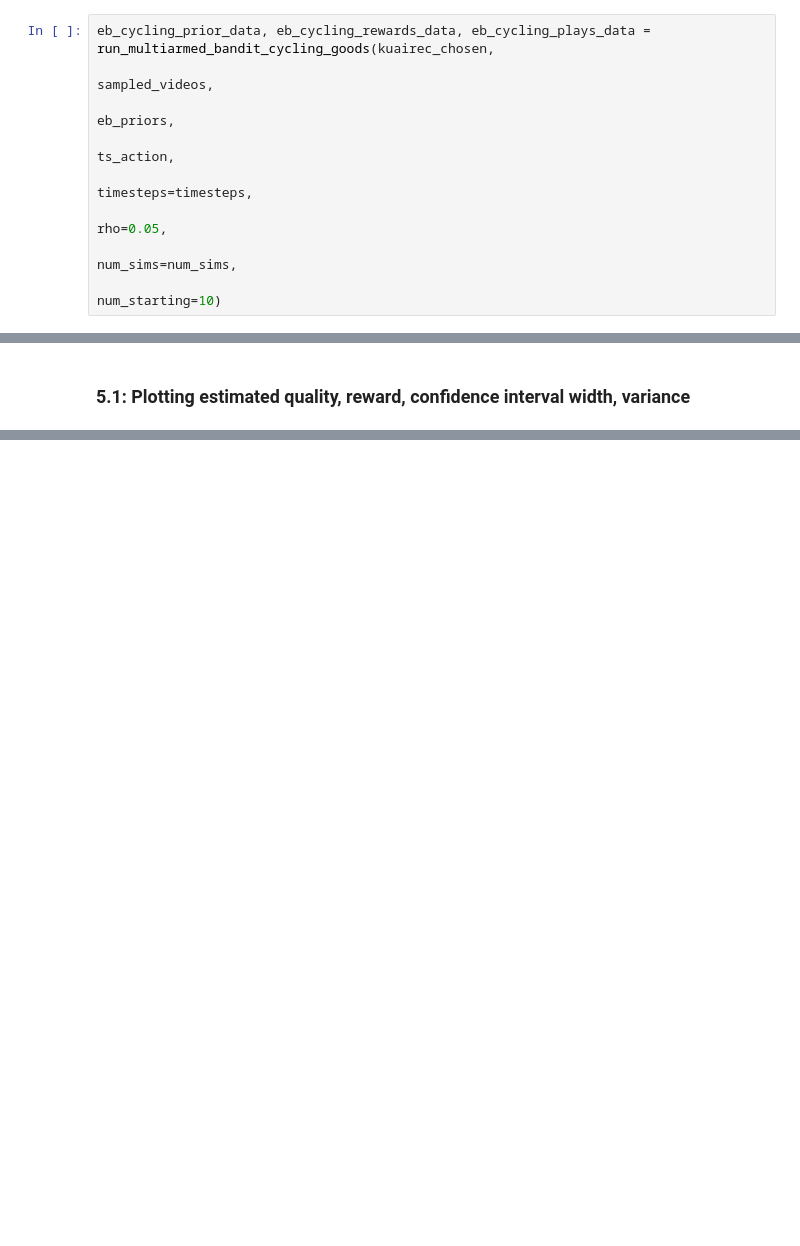
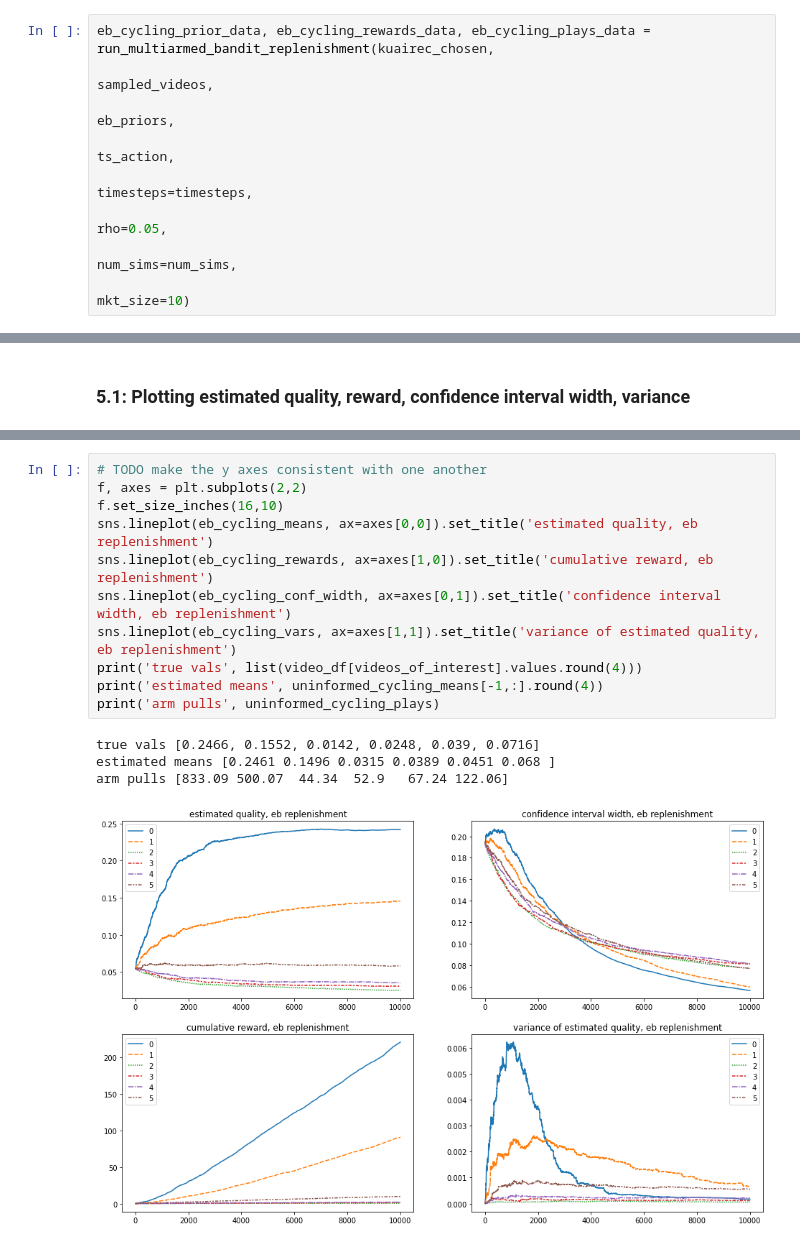
Before and after one commit to LEFTA98/ratings_with_eb, a Jupyter notebook: mab_experiments.ipynb, the cells around one changed output, grey strips where cells are left out. Saved outputs shown, nothing was run; the diff lists cells and outputs as text; blank space fills up the shorter version.

```diff
--- a/mab_experiments.ipynb
+++ b/mab_experiments.ipynb
@@ -398,10 +290,10 @@ timestep 100/100
 # %%
-eb_cycling_prior_data, eb_cycling_rewards_data, eb_cycling_plays_data = run_multiarmed_bandit_cycling_goods(kuairec_chosen,
+eb_cycling_prior_data, eb_cycling_rewards_data, eb_cycling_plays_data = run_multiarmed_bandit_replenishment(kuairec_chosen,
                                                                                                             sampled_videos,
                                                                                                             eb_priors,
                                                                                                             ts_action,
                                                                                                             timesteps=timesteps,
                                                                                                             rho=0.05,
                                                                                                             num_sims=num_sims,
-                                                                                                            num_starting=10)
+                                                                                                            mkt_size=10)
 # %% [output]
@@ -555 +391,17 @@ arm pulls [0.32 0.18 0.17 0.13 0.14 0.18]
+# %%
+# TODO make the y axes consistent with one another
+f, axes = plt.subplots(2,2)
+f.set_size_inches(16,10)
+sns.lineplot(eb_cycling_means, ax=axes[0,0]).set_title('estimated quality, eb replenishment')
+sns.lineplot(eb_cycling_rewards, ax=axes[1,0]).set_title('cumulative reward, eb replenishment')
+sns.lineplot(eb_cycling_conf_width, ax=axes[0,1]).set_title('confidence interval width, eb replenishment')
+sns.lineplot(eb_cycling_vars, ax=axes[1,1]).set_title('variance of estimated quality, eb replenishment')
+print('true vals', list(video_df[videos_of_interest].values.round(4)))
+print('estimated means', uninformed_cycling_means[-1,:].round(4))
+print('arm pulls', uninformed_cycling_plays)
+# %% [output]
+true vals [0.2466, 0.1552, 0.0142, 0.0248, 0.039, 0.0716]
+estimated means [0.2461 0.1496 0.0315 0.0389 0.0451 0.068 ]
+arm pulls [833.09 500.07  44.34  52.9   67.24 122.06]
+[figure, added]
 # %% [markdown]
```
Also changed, not shown: parts of 51 cells of this notebook.
